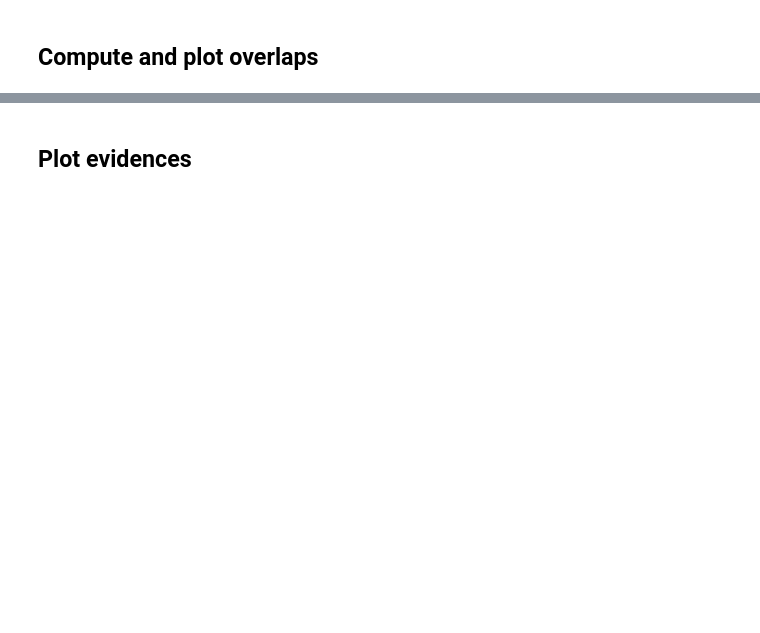
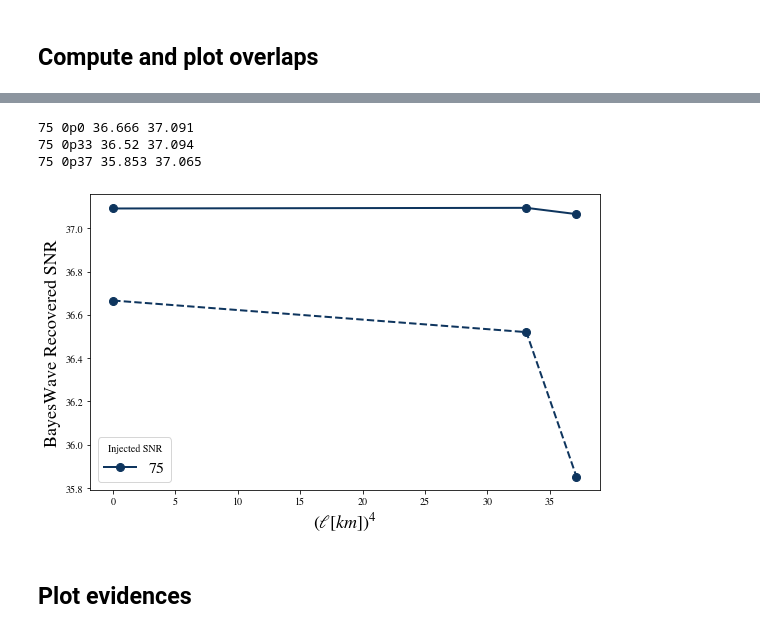
Before and after one commit to mariaokounkova/BeyondGRAnalysis, a Jupyter notebook: BayeswaveAnalysis.ipynb, the cells around one changed output, grey strips where cells are left out. Saved outputs shown, nothing was run; the diff lists cells and outputs as text; code cells hidden in the pictures; blank space fills up the shorter version.

```diff
--- a/BayeswaveAnalysis.ipynb
+++ b/BayeswaveAnalysis.ipynb
@@ -317,3 +397,54 @@ Inner product start time:  0.0  Inner product end time:  3.9990234375
+# %%
+def GetBWSNR(base_dir):
+    """ Given a directory, return the mismatch between the bilby reconstructed waveform
+        and the LI waveform from the bw_li_inj.py script results """
+
+    file = base_dir + "/bw_li_output/LI_reconstruct/all_stats_overlaps.txt"
+    li_snr, bw_snr = np.loadtxt(file, comments="#",usecols=([0, 1]),unpack=True, skiprows = 1)
+    return li_snr[0], bw_snr[0]
+
+def PlotBWSNR():
+
+    base_dir = "/home/maria.okounkova/BeyondGRAnalysis/BilbyPE/PHENOM_"
+
+    fig = plt.figure(figsize=(8, 5))
+
+    ells = ["0p0", "0p33", "0p37"] #, "0p37"] #, "0p25", "0p3", "0p35", "0p37"]
+    ells_km = np.array([EllinKm(l, 68) for l in ells])
+    snrs = ['75'] #, '75', '125'] #, '125']
+    colors = ["#0e355e", "#199e9e", "#67c97e"]
+    #colors = sns.color_palette('gnuplot2', n_colors=len(snrs) + 1)
+
+    for snr, color in zip(snrs, colors):
+
+        bw_snrs = []
+        li_snrs = []
+
+        for ell in ells:
+
+            p = base_dir + "dCS_" + ell + "_" + snr
+            li_snr, bw_snr = GetBWSNR(p)
+            print(snr, ell, li_snr, bw_snr)
+            bw_snrs.append(bw_snr)
+            li_snrs.append(li_snr)
+
+        plt.plot(ells_km, bw_snrs, '-o', lw = 2.0, markersize=8, color = color, label = snr)
+        plt.plot(ells_km, li_snrs, '--o', lw = 2.0, markersize=8, color = color)
+
+    plt.xlabel(r'$(\ell [km])^4$', fontsize = 18)
+    plt.ylabel('BayesWave Recovered SNR', fontsize = 18)
+    #plt.yscale('log')
+    plt.legend(fontsize=16, title = 'Injected SNR')
+    plt.tight_layout()
+    plt.savefig('BWLSNR.pdf')
+    plt.show()
+
+PlotBWSNR()
+# %% [output]
+75 0p0 36.666 37.091
+75 0p33 36.52 37.094
+75 0p37 35.853 37.065
+[figure, added]
 # %% [markdown]
 ## Plot evidences
 # %%
```
Also changed, not shown: parts of 7 cells of this notebook.
